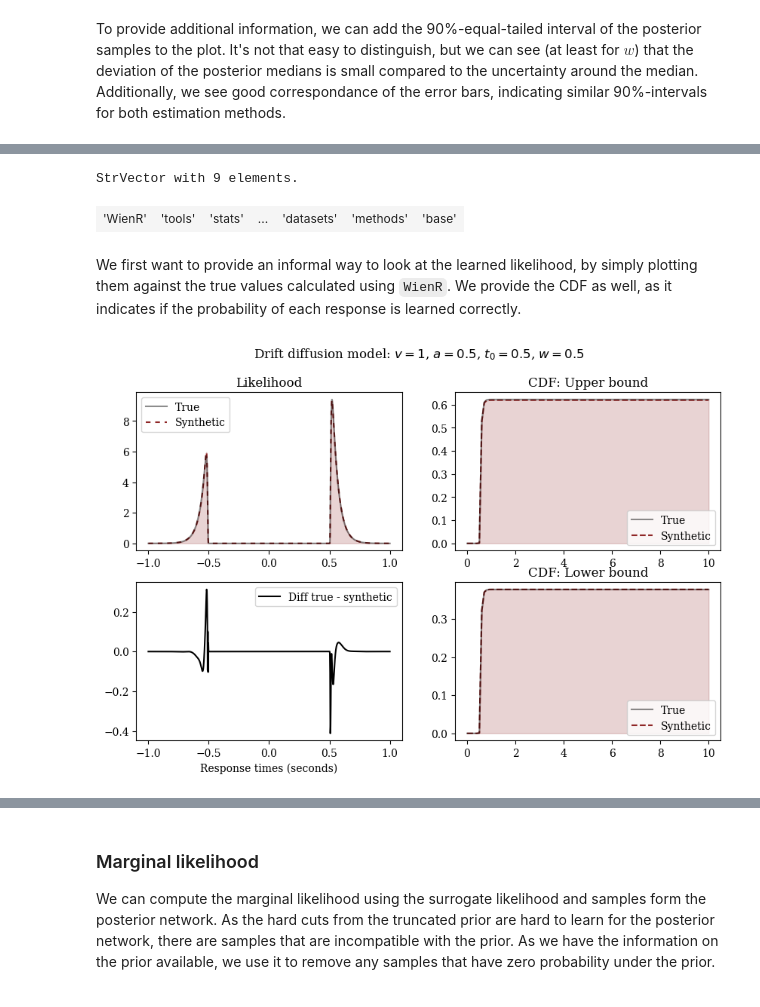
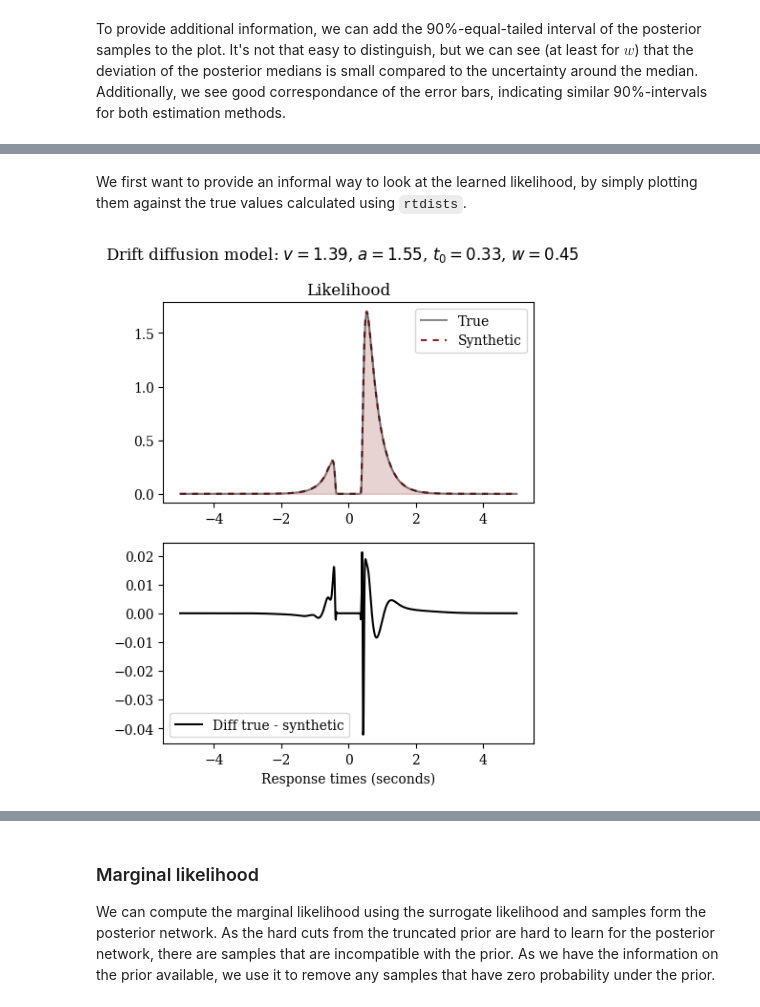
Before and after one commit to bayesflow-org/JANA-Paper, a Jupyter notebook: experiments/diffusion_model/01_joint.ipynb, the cells around one changed output, grey strips where cells are left out. Saved outputs shown, nothing was run; the diff lists cells and outputs as text; code cells hidden in the pictures.

```diff
--- a/experiments/diffusion_model/01_joint.ipynb
+++ b/experiments/diffusion_model/01_joint.ipynb
@@ -93,7 +97,7 @@ def configurator_posterior(forward_dict, min_trials=80, max_trials=120):
 # %% [markdown]
 For the code to train the network, see `train_posterior.py`. After training, we can load the trained network from the last checkpoint:
 # %%
-summary_net = InvariantNetwork()
+summary_net = DeepSet()
 
 # Robust model training and generalisation with Studentising flows: https://arxiv.org/pdf/2006.06599.pdf
 df = 50
@@ -156,7 +160,7 @@ As we have a low number of parameters and a low number of features, we reduce th
 As learning an exact approximation of the complete likelihood is quite complicated, a larger amount of training data and a larger amount of layers is required. We load the trained network, refer to `train_likelihood.py` for the training code.
 # %%
 # specify the network architecture
-coupling_net_settings={
+coupling_settings={
     't_args': {
         'dense_args': dict(units=32, kernel_initializer='glorot_uniform', activation='tanh'),
         'num_dense': 2,
@@ -168,7 +172,7 @@ coupling_net_settings={
         'spec_norm': False
     },
 }
-likelihood_net = InvertibleNetwork(num_params=2, num_coupling_layers=12, coupling_net_settings=coupling_net_settings)
+likelihood_net = InvertibleNetwork(num_params=2, num_coupling_layers=12, coupling_settings=coupling_settings)
 
 # Robust model training and generalisation with Studentising flows: https://arxiv.org/pdf/2006.06599.pdf
 df = 50
@@ -336,15 +331,10 @@ INFO:rpy2.rinterface_lib.embedded:R is already initialized. No need to initializ
 # %%
-# load the WienR library
-r['library']('WienR')
+import feather
+reference = feather.read_dataframe('assets/evaluation/analytic_likelihood/01.feather')
-# %% [output]
-StrVector with 9 elements.
-| 'WienR' | 'tools' | 'stats' | ... | 'datasets' | 'methods' | 'base' |
 # %% [markdown]
-We first want to provide an informal way to look at the learned likelihood, by simply plotting them against the true values calculated using `WienR`. We provide the CDF as well, as it indicates if the probability of each response is learned correctly.
+We first want to provide an informal way to look at the learned likelihood, by simply plotting them against the true values calculated using `rtdists`.
 # %%
-from scipy.integrate import simpson
 from scipy.stats import norm
-
 
 def ddm_synthetic_pdf(x, params):
     x = np.stack((x, np.zeros_like(x)), -1)
@@ -355,29 +345,8 @@ def ddm_synthetic_pdf(x, params):
             'observables': np.float32(x)[np.newaxis],
             'conditions': np.float32(conditions)[np.newaxis]
         }, to_numpy=True)[0]
-    lik = np.exp(ll)
     # divide by the likelihood of the dummy variable
-    dummy_lik = norm.pdf(0, 0, 1)
-    return lik / dummy_lik
-
-
-def ddm_synthetic_cdf(x, params, upper=True, steps=10000):
-    scalar = False
-    if not isinstance(x, (list,np.ndarray)):
-        scalar = True
-        x = np.array([x])
-    cdfs = np.zeros(x.shape[0])
-
-    for i in range(len(x)):
-        if upper:
-            q_vals = np.linspace(0, x[i], steps)
-        else:
-            q_vals = np.linspace(-x[i], 0, steps)
-
-        lh_distribution = ddm_synthetic_pdf(q_vals, params)
-        # integrate likelihoods to obtain cdf
-        cdfs[i] = simpson(lh_distribution, q_vals)
-    if scalar:
-        cdfs = cdfs[0]
-    return cdfs
+    dummy_lik = norm.logpdf(0, 0, 1)
+    lik = np.exp(ll - dummy_lik)
+    return lik
 # %%
@@ -427,7 +374,7 @@ def compare_likelihoods_plot(params, max_rt=10, resolution_pdf=1000, resolution_
     return fig
 # %%
-params = [1, 0.5, 0.5, 0.5]
-f = compare_likelihoods_plot(params, max_rt=1)
+params = prior_samples[0]
+f = compare_likelihoods_plot(params, reference, 1)
 # %% [output]
-[figure, old version]
+[figure, new version]
 # %%
```
Also changed, not shown: parts of 32 cells of this notebook, 2 other files.
